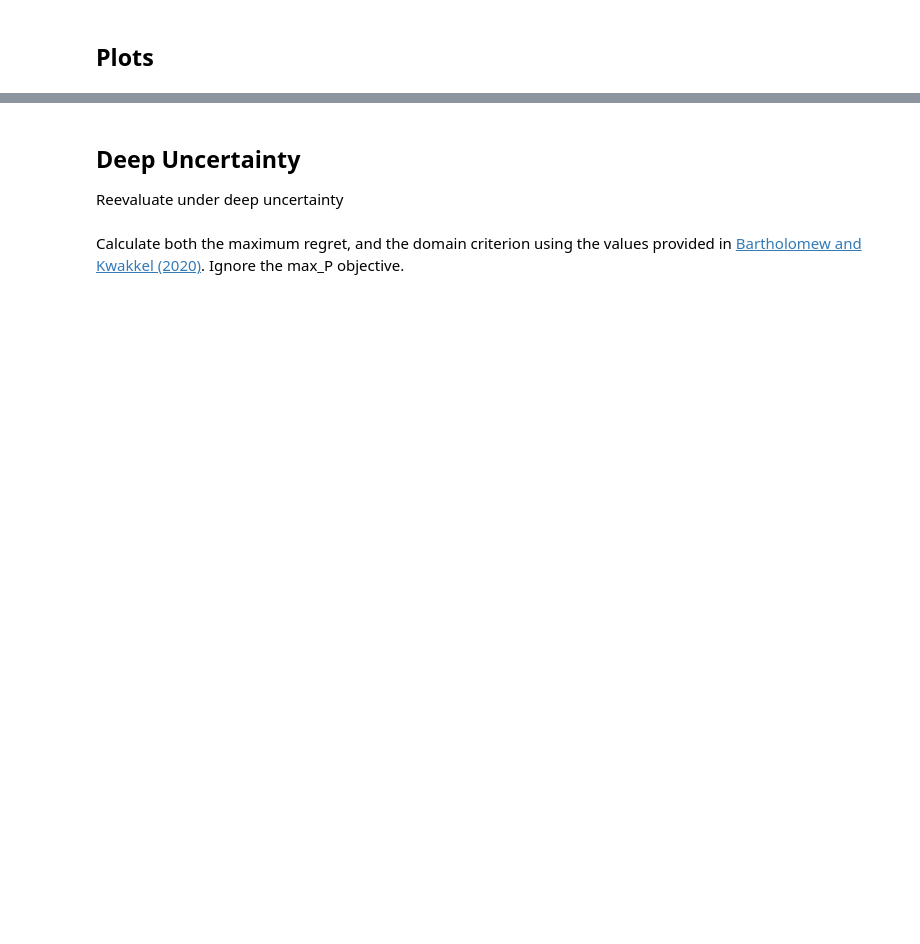
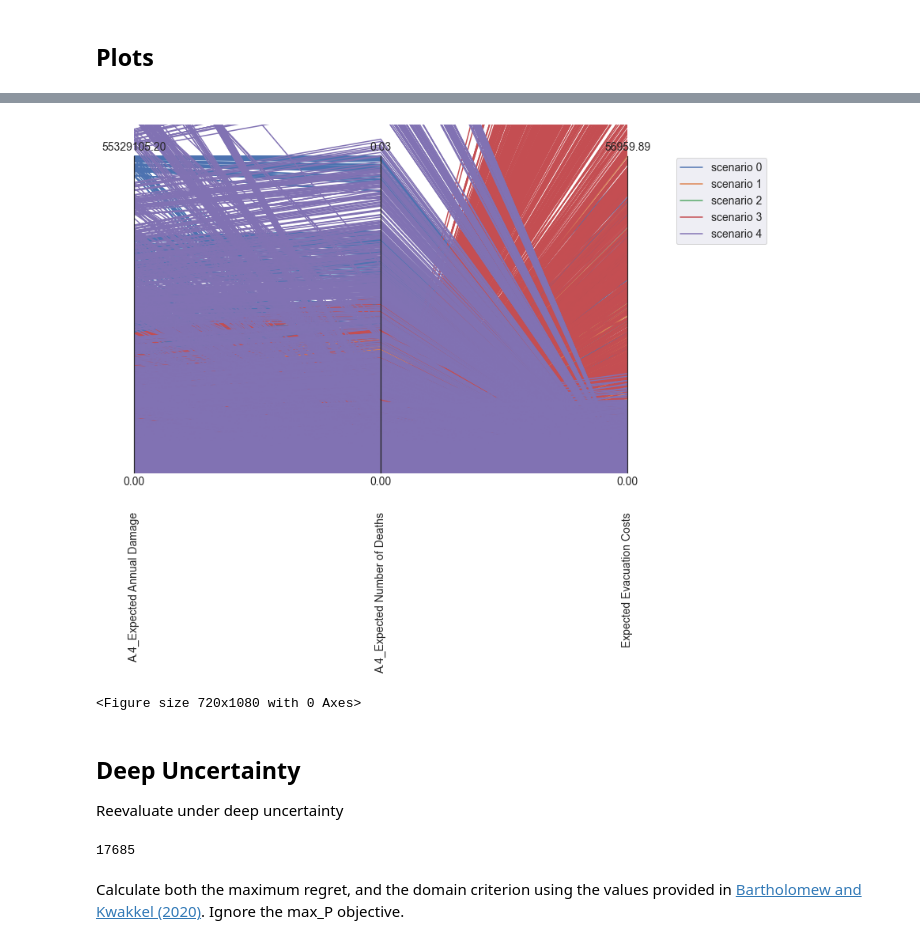
Before and after one commit to WillemijnTutu/EPA1361_group16, a Jupyter notebook: MORDM.ipynb, the cells around one changed output, grey strips where cells are left out. Saved outputs shown, nothing was run; the diff lists cells and outputs as text; code cells hidden in the pictures; blank space fills up the shorter version.

```diff
--- a/MORDM.ipynb
+++ b/MORDM.ipynb
@@ -278,31 +295,37 @@ plt.savefig('Hypervol_noo100_nfe1e4_and_epsilon_0,1')
 # %%
 #determine thresholds based on the maxima that can be acquierd
+
+
+colors = iter(sns.color_palette())
+data = results[0][0].iloc[:, 5::]
+
 max_expected_annual_damage = float(data[['A.4_Expected Annual Damage']].max())
 max_number_deaths = float(data[['A.4_Expected Number of Deaths']].max())
 max_evacuation_costs = float(data[['Expected Evacuation Costs']].max())
 
-colors = iter(sns.color_palette())
-data = results[0][0].iloc[:, 5::]
 limits = parcoords.get_limits(results[0][0].iloc[:, 5::][['A.4_Expected Annual Damage',
                                 'A.4_Expected Number of Deaths','Expected Evacuation Costs']])
 
 limits.loc[0, 'A.4_Expected Annual Damage'] = max_expected_annual_damage
 limits.loc[0, 'A.4_Expected Number of Deaths'] = max_number_deaths
 limits.loc[0, 'Expected Evacuation Costs'] = max_evacuation_costs
 limits.loc[1, :] = 0
 
 paraxes = parcoords.ParallelAxes(limits)
 
 for i, (result, _) in enumerate(results):
     color = next(colors)
     data = result.iloc[:, 5::]
-    sns.set(rc = {'figure.figsize':(10,10)})
+    sns.set(rc = {'figure.figsize':(10,15)})
     paraxes.plot(data, label=f'scenario {i}', color=color)
 
 paraxes.legend()
 plt.show()
 
 plt.savefig('Tradeoffs__noo100_nfe1e4_eps_0,1')
+# %% [output]
+[figure, added]
+<Figure size 720x1080 with 0 Axes>
 # %% [markdown]
 ## Deep Uncertainty
 Reevaluate under deep uncertainty
@@ -315,6 +338,10 @@ for i, (result, _) in enumerate(results):
     for j, row in result.iterrows():
         policy = Policy(f'scenario {i} option {j}', **row.to_dict())
         policies.append(policy)
+# %%
+len(policies) #17685
+# %% [output]
+17685
 # %%
 #randomly select 50 policies
 
```
Also changed, not shown: parts of 7 cells of this notebook, 6 other files.
